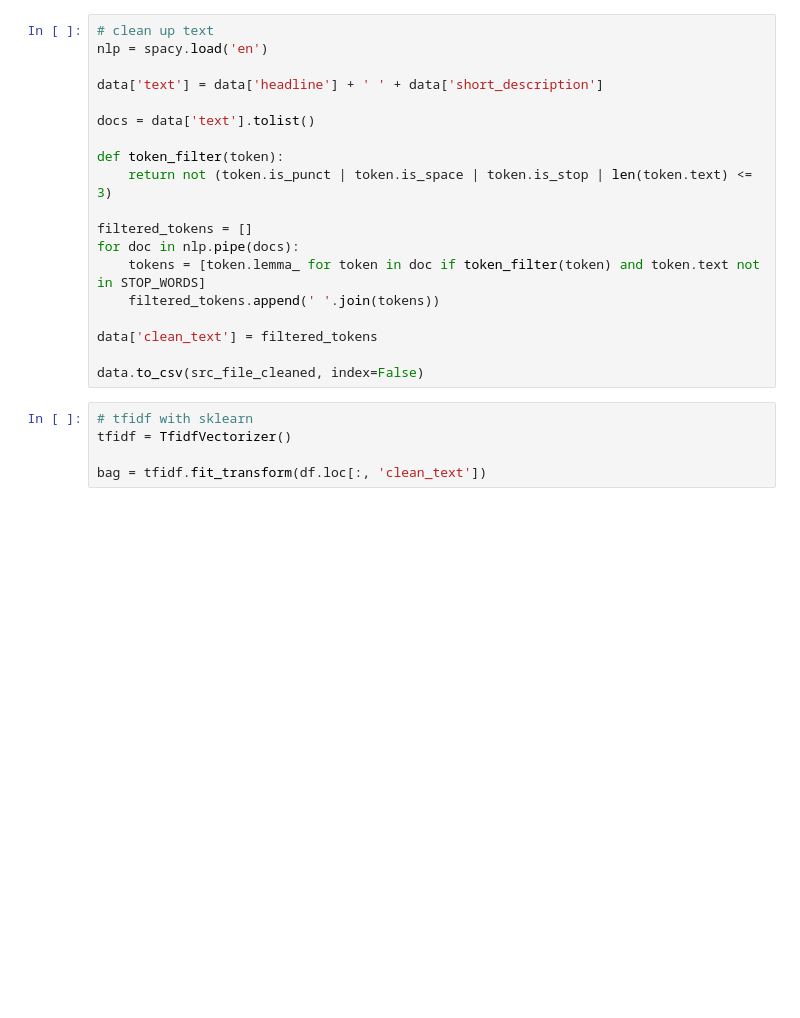
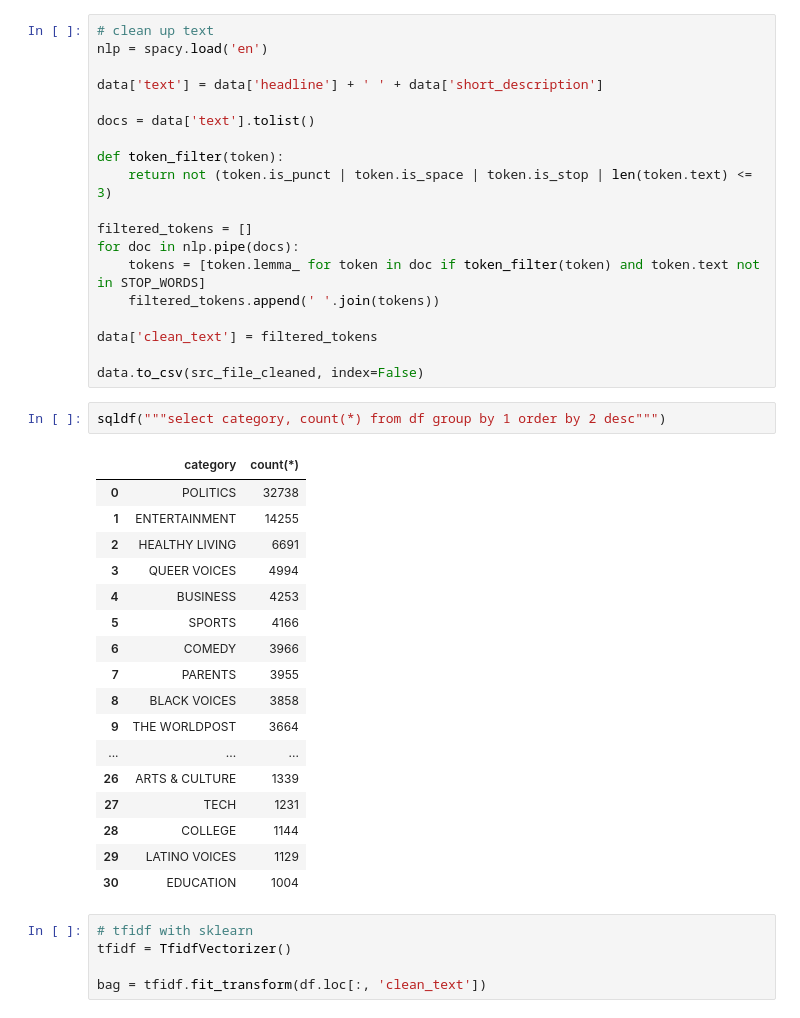
Before and after one commit to lopez-/kaggle_projects, a Jupyter notebook: huffington_news_category/eda.ipynb, the cells around one changed output. Drawn from its saved outputs; the diff is of its cells as text; blank space fills up the shorter version.

```diff
--- a/huffington_news_category/eda.ipynb
+++ b/huffington_news_category/eda.ipynb
@@ -75,6 +81,26 @@ for doc in nlp.pipe(docs):
 data['clean_text'] = filtered_tokens
 
 data.to_csv(src_file_cleaned, index=False)
+# %%
+sqldf("""select category, count(*) from df group by 1 order by 2 desc""")
+# %% [output]
+|  | category | count(*) |
+| 0 | POLITICS | 32738 |
+| 1 | ENTERTAINMENT | 14255 |
+| 2 | HEALTHY LIVING | 6691 |
+| 3 | QUEER VOICES | 4994 |
+| 4 | BUSINESS | 4253 |
+| 5 | SPORTS | 4166 |
+| 6 | COMEDY | 3966 |
+| 7 | PARENTS | 3955 |
+| 8 | BLACK VOICES | 3858 |
+| 9 | THE WORLDPOST | 3664 |
+| ... | ... | ... |
+| 26 | ARTS & CULTURE | 1339 |
+| 27 | TECH | 1231 |
+| 28 | COLLEGE | 1144 |
+| 29 | LATINO VOICES | 1129 |
+| 30 | EDUCATION | 1004 |
 # %%
 # tfidf with sklearn
 tfidf = TfidfVectorizer()
```
Also changed, not shown: parts of 15 cells of this notebook, 2 other files.
